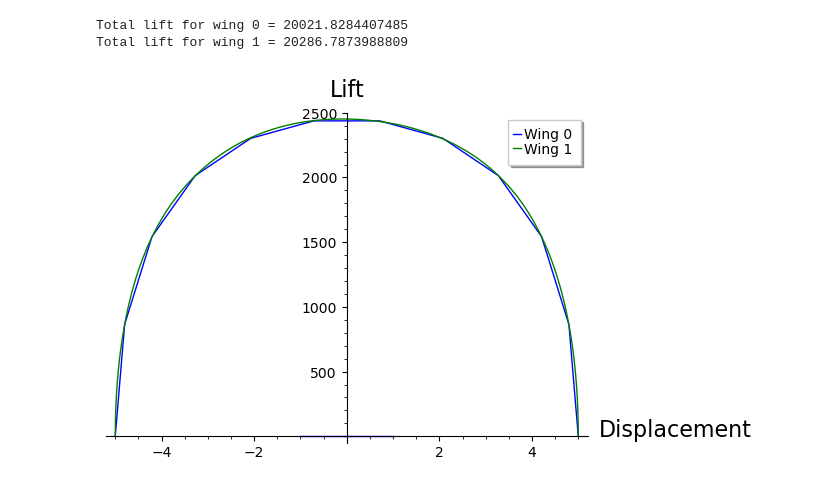
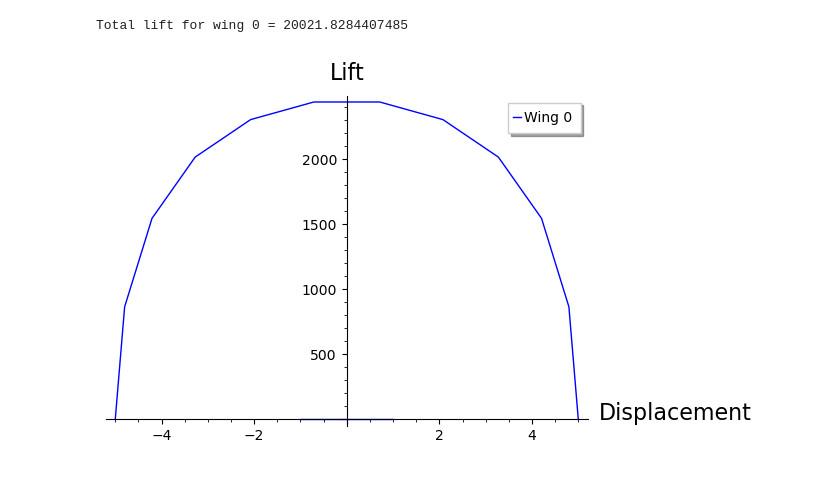
Before and after one commit to juandurante2005/Aerospace-CS-project, a Jupyter notebook: Expanded-lift-dist.ipynb, the cells around one changed output. Drawn from its saved outputs; the diff is of its cells as text; code cells hidden in the pictures.

Commit message:
Bug fixes and Lift Coefficient calculating

```diff
--- a/Expanded-lift-dist.ipynb
+++ b/Expanded-lift-dist.ipynb
@@ -61,7 +61,7 @@ class LiftFinder():
             theta = pi * (theta_lcv + 1) / (N + 1)
             for i in range(0, N): #i is the loop control variable, n is what we're using in the actual sum
                 n = i + 1
-                sum = sum + an_vector[i] * sin(n * theta)
+                sum = sum + an_vector[i][0] * sin(n * theta)
             gamma_per_theta[theta_lcv] = sum * 2 * b * v_infinity
         return gamma_per_theta
 
@@ -72,12 +72,13 @@ class LiftFinder():
         v_infinity = self.v_infinity
         lift_vector = []
         for value in gamma_per_theta:
-            lift_vector.append(rho * v_infinity * abs(value))
+            lift_vector.append(rho * v_infinity * (value))
         self.lift_vector = LiftFinder.full_lift_vector(self, lift_vector)
         self.x_axis_reference = LiftFinder.generate_x_axis(self)
 
 
     def get_lift(self):
+        #Calculates total lift using a middle reimann sum
         LiftFinder.lift_finder(self)
         N = self.N
         full_lift_vector = self.lift_vector
@@ -120,7 +121,7 @@ class LiftFinder():
 
 
     def full_lift_vector(self, lift_vector):
-    #testing
+    #Adds the initial and final 0 of the lift vector for graphing purposes
         lift_per_y = [0]
 
         for value in lift_vector:
@@ -128,29 +129,40 @@ class LiftFinder():
         lift_per_y.append(0)
 
         return lift_per_y
+
+
+
+def average_value(func):
+    #Helper method for finding the lift coefficient
+    x = var("x")
+    vals = [i * pi / 101. for i in range(102)]
+    func = SR(func)
+    sum = 0
+    for i in vals:
+        sum = sum + func(x=i)
+    return sum / len(vals)
 # %%
 #wing_info format:
 #[b, v_infinity, rho, "c(x)", "alphaL0(x)", "alpha(x)", N]
 
 wings = [[10, 50, 1.225, "5", "0", "5 * pi/180", 10],
-         [10, 50, 1.225, "5", "0", "5 * pi/180", 100]
          ]
 color_list = ["blue", 'green', 'red', 'cyan', 'magenta', 'yellow', 'black']
 totalplots = plot(0)
 index = 0
 for wing_info in wings:
     vec = LiftFinder(wing_info)
+    print("Total lift for wing " + str(index) + " = " + str(vec.get_total_lift()))
     totalplots = totalplots + list_plot(vec.get_zipped_lists(), legend_label=("Wing " + str(index)), color=color_list[index % 7], plotjoined = True)
-    print("Total lift for wing " + str(index) + " = " + str(vec.get_total_lift()))
+
     index = index + 1
 
 totalplots.axes_labels(["Displacement", "Lift"])
 totalplots.show()
 #vec.lift_finder()
 # x_ax = vec.get_x_axis_reference
 # y_ax = vec.get_lift_vector
 #list_plot(list(zip(x_ax, y_ax)), axes_labels = ["Displacement", "Lift"] )
 # %% [output]
 Total lift for wing 0 = 20021.8284407485
-Total lift for wing 1 = 20286.7873988809
-[figure, old version]
+[figure, new version]
```
Also changed, not shown: parts of 1 cell of this notebook.
